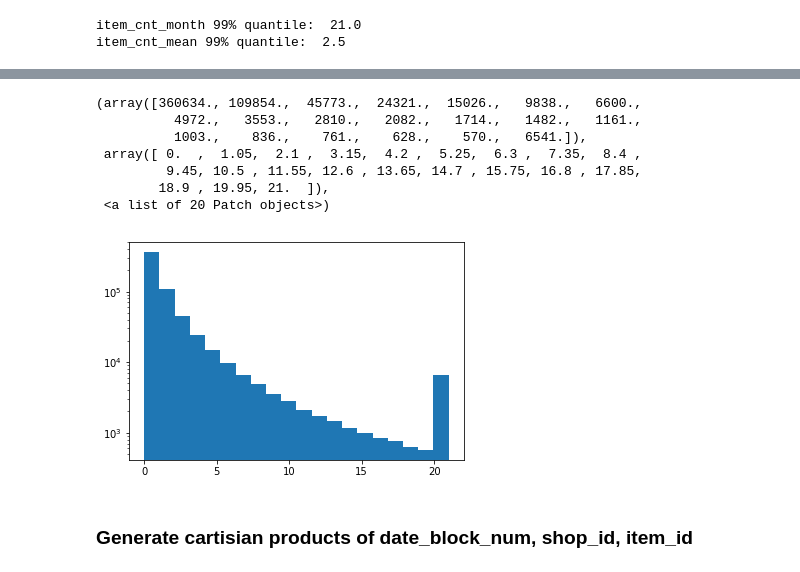
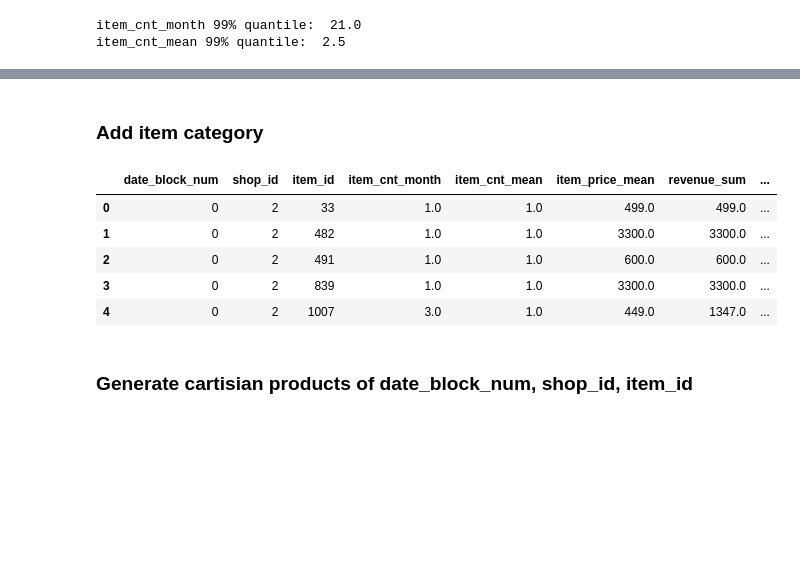
Before and after one commit to FluffyFu/coursera_win_ds_competition, a Jupyter notebook: final_project/code/Lagged_feature.ipynb, the cells around one changed output, grey strips where cells are left out. Drawn from its saved outputs; the diff is of its cells as text; code cells hidden in the pictures; blank space fills up the shorter version.

```diff
--- a/final_project/code/Lagged_feature.ipynb
+++ b/final_project/code/Lagged_feature.ipynb
@@ -98,11 +105,2 @@ plt.hist(train_lk.item_cnt_mean, bins=20, log=True)
-# %%
-plt.hist(train_lk.item_cnt_month, bins=20, log=True)
-# %% [output]
-(array([360634., 109854.,  45773.,  24321.,  15026.,   9838.,   6600.,
-          4972.,   3553.,   2810.,   2082.,   1714.,   1482.,   1161.,
-          1003.,    836.,    761.,    628.,    570.,   6541.]),
- array([ 0.  ,  1.05,  2.1 ,  3.15,  4.2 ,  5.25,  6.3 ,  7.35,  8.4 ,
-         9.45, 10.5 , 11.55, 12.6 , 13.65, 14.7 , 15.75, 16.8 , 17.85,
-        18.9 , 19.95, 21.  ]),
- <a list of 20 Patch objects>)
-[figure, removed]
+# %% [markdown]
+### Add item category
@@ -109,3 +109,12 @@ plt.hist(train_lk.item_cnt_month, bins=20, log=True)
+# %%
+train_lk.head(5)
+# %% [output]
+|  | date_block_num | shop_id | item_id | item_cnt_month | item_cnt_mean | item_price_mean | revenue_sum | ... |
+| 0 | 0 | 2 | 33 | 1.0 | 1.0 | 499.0 | 499.0 | ... |
+| 1 | 0 | 2 | 482 | 1.0 | 1.0 | 3300.0 | 3300.0 | ... |
+| 2 | 0 | 2 | 491 | 1.0 | 1.0 | 600.0 | 600.0 | ... |
+| 3 | 0 | 2 | 839 | 1.0 | 1.0 | 3300.0 | 3300.0 | ... |
+| 4 | 0 | 2 | 1007 | 3.0 | 1.0 | 449.0 | 1347.0 | ... |
 # %% [markdown]
 ### Generate cartisian products of date_block_num, shop_id, item_id
 # %%
```
Also changed, not shown: parts of 29 cells of this notebook, 2 other files.
